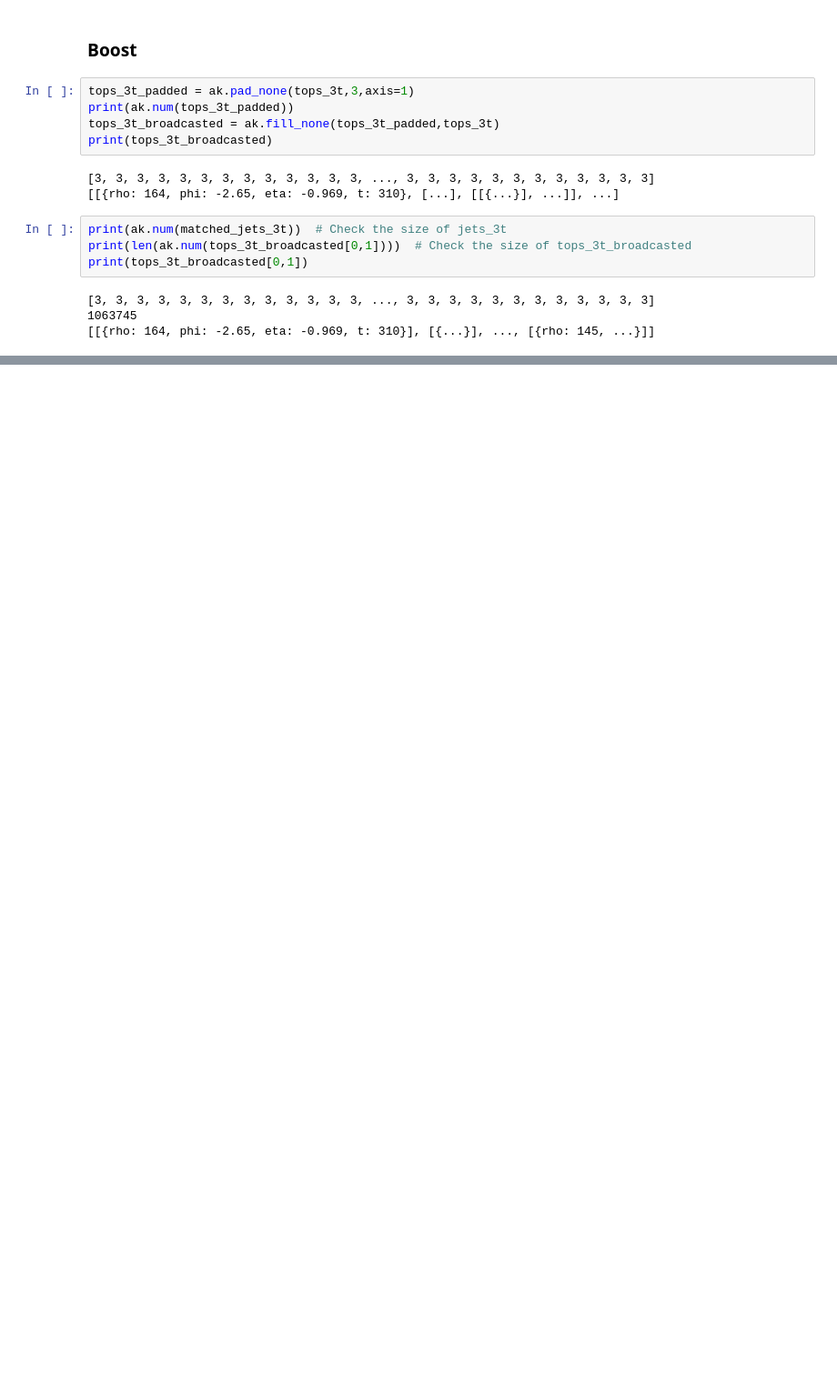
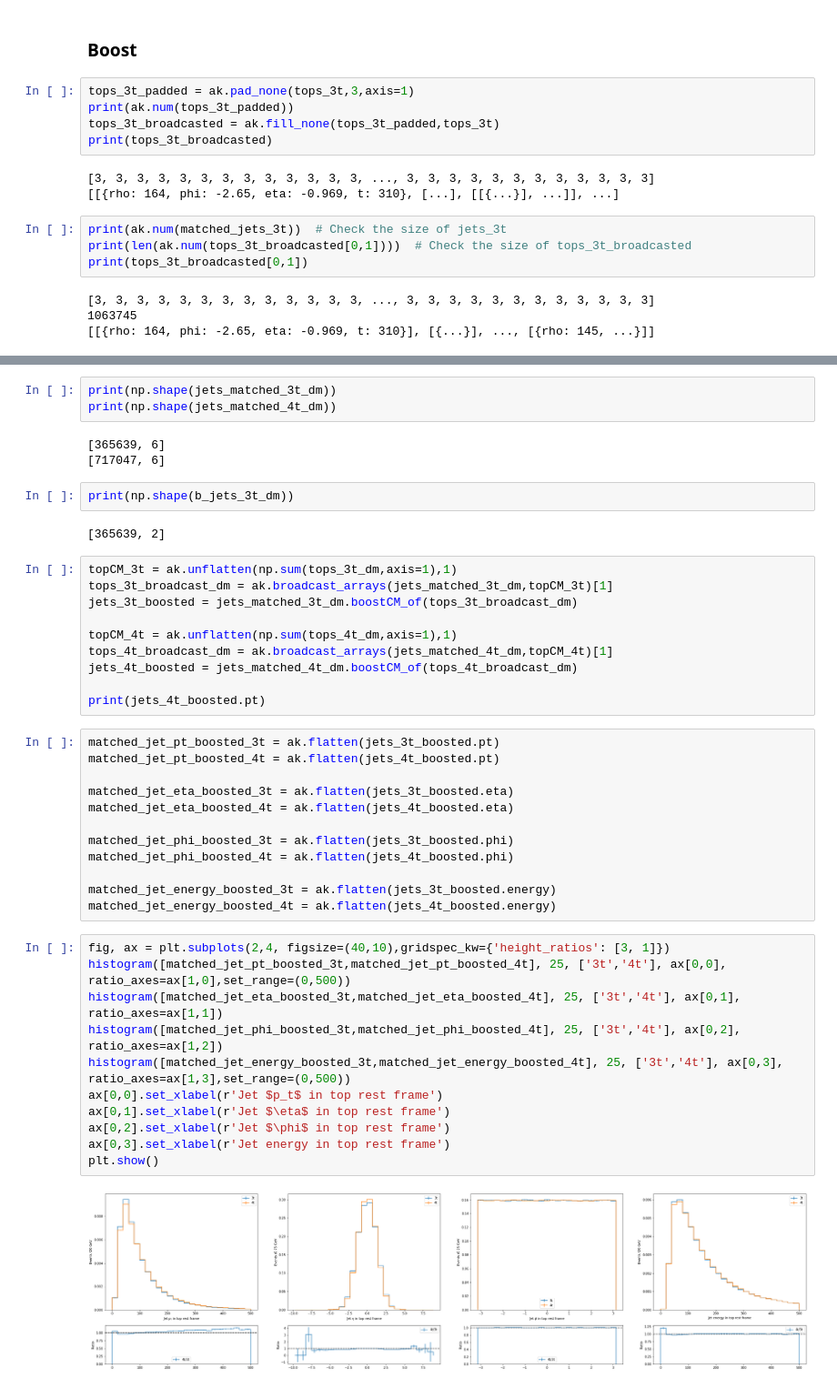
Before and after one commit to archiebrooks02/MPHYS-4Top, a Jupyter notebook: higher_order_variables.ipynb, the cells around one changed output, grey strips where cells are left out. Shown: that part at 91% size. Saved outputs shown, nothing was run; the diff lists cells and outputs as text; blank space fills up the shorter version.

```diff
--- a/higher_order_variables.ipynb
+++ b/higher_order_variables.ipynb
@@ -210,0 +411,45 @@ print(tops_3t_broadcasted[0,1])
+# %%
+print(np.shape(jets_matched_3t_dm))
+print(np.shape(jets_matched_4t_dm))
+# %% [output]
+[365639, 6]
+[717047, 6]
+# %%
+print(np.shape(b_jets_3t_dm))
+# %% [output]
+[365639, 2]
+# %%
+topCM_3t = ak.unflatten(np.sum(tops_3t_dm,axis=1),1)
+tops_3t_broadcast_dm = ak.broadcast_arrays(jets_matched_3t_dm,topCM_3t)[1]
+jets_3t_boosted = jets_matched_3t_dm.boostCM_of(tops_3t_broadcast_dm)
+
+topCM_4t = ak.unflatten(np.sum(tops_4t_dm,axis=1),1)
+tops_4t_broadcast_dm = ak.broadcast_arrays(jets_matched_4t_dm,topCM_4t)[1]
+jets_4t_boosted = jets_matched_4t_dm.boostCM_of(tops_4t_broadcast_dm)
+
+print(jets_4t_boosted.pt)
+# %%
+matched_jet_pt_boosted_3t = ak.flatten(jets_3t_boosted.pt)
+matched_jet_pt_boosted_4t = ak.flatten(jets_4t_boosted.pt)
+
+matched_jet_eta_boosted_3t = ak.flatten(jets_3t_boosted.eta)
+matched_jet_eta_boosted_4t = ak.flatten(jets_4t_boosted.eta)
+
+matched_jet_phi_boosted_3t = ak.flatten(jets_3t_boosted.phi)
+matched_jet_phi_boosted_4t = ak.flatten(jets_4t_boosted.phi)
+
+matched_jet_energy_boosted_3t = ak.flatten(jets_3t_boosted.energy)
+matched_jet_energy_boosted_4t = ak.flatten(jets_4t_boosted.energy)
+# %%
+fig, ax = plt.subplots(2,4, figsize=(40,10),gridspec_kw={'height_ratios': [3, 1]})
+histogram([matched_jet_pt_boosted_3t,matched_jet_pt_boosted_4t], 25, ['3t','4t'], ax[0,0], ratio_axes=ax[1,0],set_range=(0,500))
+histogram([matched_jet_eta_boosted_3t,matched_jet_eta_boosted_4t], 25, ['3t','4t'], ax[0,1], ratio_axes=ax[1,1])
+histogram([matched_jet_phi_boosted_3t,matched_jet_phi_boosted_4t], 25, ['3t','4t'], ax[0,2], ratio_axes=ax[1,2])
+histogram([matched_jet_energy_boosted_3t,matched_jet_energy_boosted_4t], 25, ['3t','4t'], ax[0,3], ratio_axes=ax[1,3],set_range=(0,500))
+ax[0,0].set_xlabel(r'Jet $p_t$ in top rest frame')
+ax[0,1].set_xlabel(r'Jet $\eta$ in top rest frame')
+ax[0,2].set_xlabel(r'Jet $\phi$ in top rest frame')
+ax[0,3].set_xlabel(r'Jet energy in top rest frame')
+plt.show()
+# %% [output]
+[figure, added]
```
Also changed, not shown: parts of 16 cells of this notebook.
